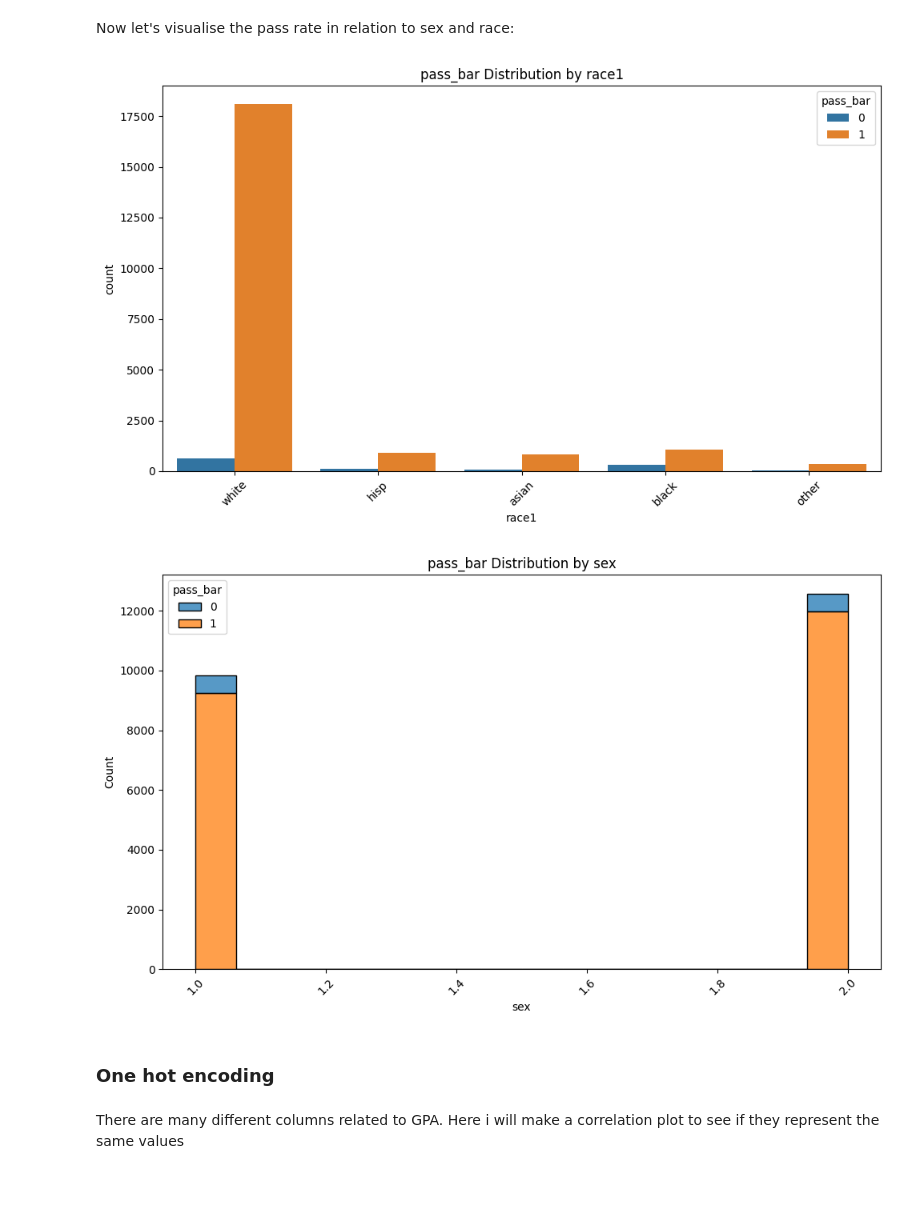
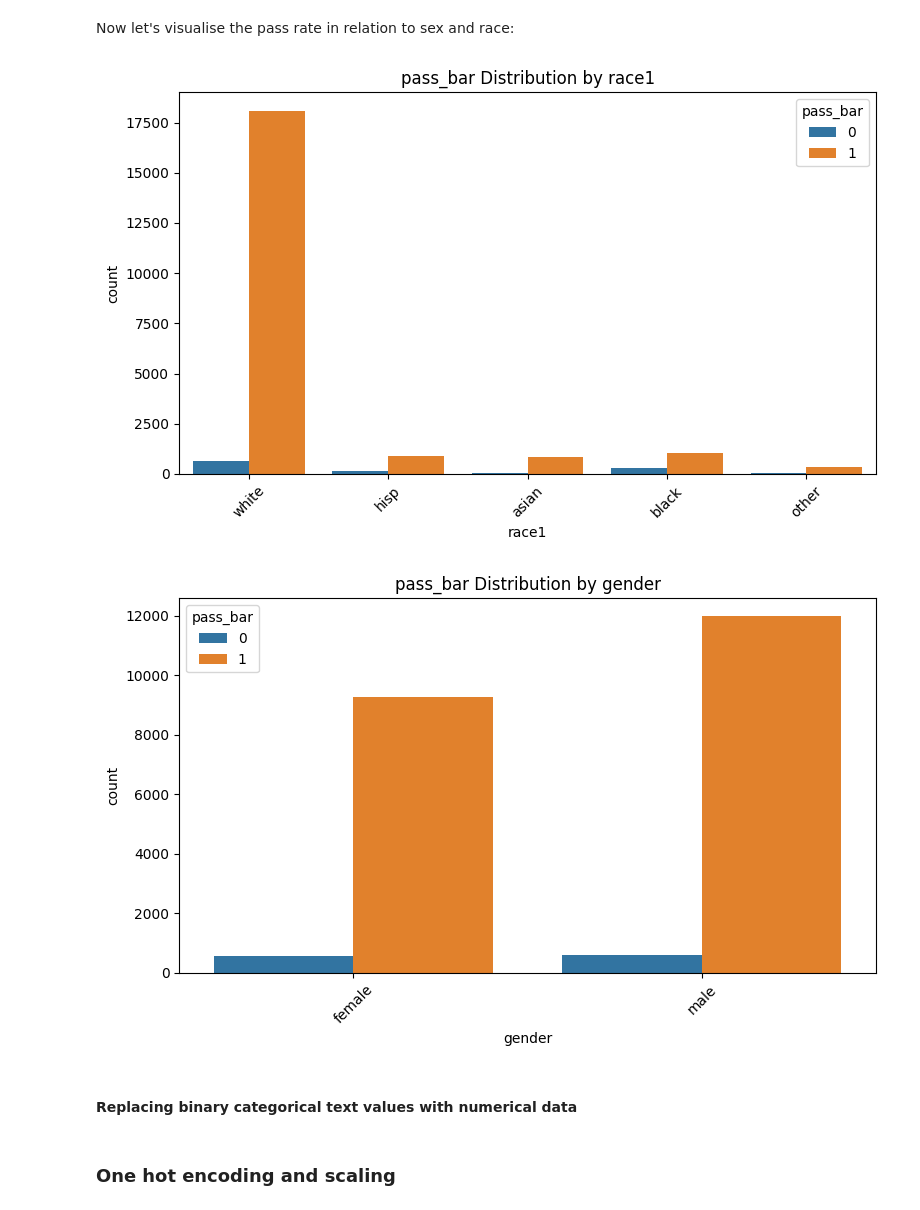
Before and after one commit to juliehinge/Algorithmic-Fairness, a Jupyter notebook: eda.ipynb, the cells around one changed output. Cells and saved outputs as stored; diff of their text form; code cells hidden in the pictures.

Commit message:
processed data is done

```diff
--- a/eda.ipynb
+++ b/eda.ipynb
@@ -42,8 +110,0 @@ df.head()
-# %%
-
-df['gender'].replace('male', 1, inplace = True)
-df['gender'].replace('female', 0, inplace = True)
-
-
-df['grad'].replace('Y', 1, inplace = True)
-df['grad'].replace('N', 0, inplace = True)
@@ -105,0 +134,24 @@ Name: bar, Length: 22407, dtype: object
+# %%
+import numpy as np
+
+# Identify numeric and categorical columns
+numeric_cols = df.select_dtypes(include=[np.number]).columns.tolist()
+categorical_cols = df.select_dtypes(include=['object', 'category']).columns.tolist()
+
+# Display identified columns
+print("Numeric columns:")
+print(numeric_cols)
+print("\nCategorical columns:")
+print(categorical_cols)
+
+# Fill missing values based on data type and context
+for col in numeric_cols:
+    df[col].fillna(df[col].mean(), inplace=True)
+
+for col in categorical_cols:
+    df[col].fillna(df[col].mode()[0], inplace=True)
+
+# Verify that all missing values are filled
+missing_counts_after = df.isnull().sum()
+print("\nMissing Value Counts after filling:")
+print(missing_counts_after)
@@ -148,29 +238,31 @@ Now let's visualise the pass rate in relation to sex and race:
 # %%
 
 
 def visualize_columns(df, columns, target):
 
     # Iterate through each column in the list
     for col in columns:
-        plt.figure(figsize=(10, 6))
+        plt.figure(figsize=(8, 5))
 
         # Plotting the relationship between target and each column
         if pd.api.types.is_categorical_dtype(df[col]) or df[col].dtype == object:
             sns.countplot(data=df, x=col, hue=target)
         else:
             sns.histplot(data=df, x=col, hue=target, multiple="stack", kde=False)
 
         plt.title(f'{target} Distribution by {col}')
         plt.xticks(rotation=45)
         plt.tight_layout()
         plt.show()
 
 # Example usage
 # Assuming df is your DataFrame and you want to visualize specific columns
-columns_to_visualize = ['race1', 'sex']
+columns_to_visualize = ['race1', 'gender']
 visualize_columns(df, columns_to_visualize, 'pass_bar')
 # %% [output]
-[figure, old version]
+[figure, new version]
-[figure, old version]
+[figure, new version]
+# %% [markdown]
+#### Replacing binary categorical text values with numerical data
 # %% [markdown]
-### One hot encoding
+### One hot encoding and scaling
@@ -185,2 +268,0 @@ visualize_columns(df, columns_to_visualize, 'pass_bar')
-# %% [markdown]
-There are many different columns related to GPA. Here i will make a correlation plot to see if they represent the same values
```
Also changed, not shown: parts of 40 cells of this notebook, 1 other file.
